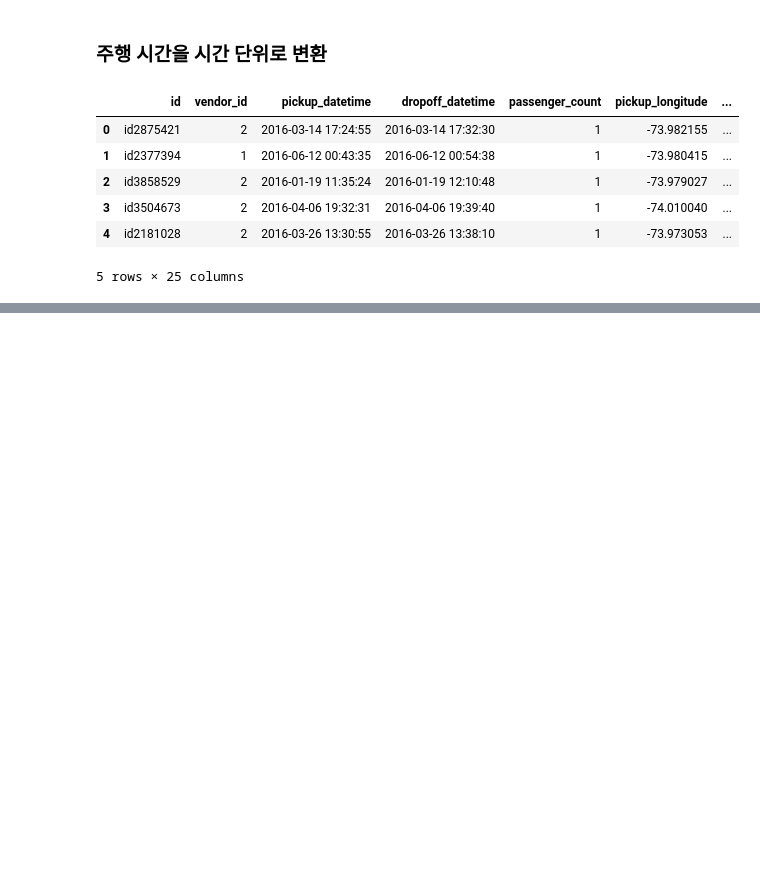
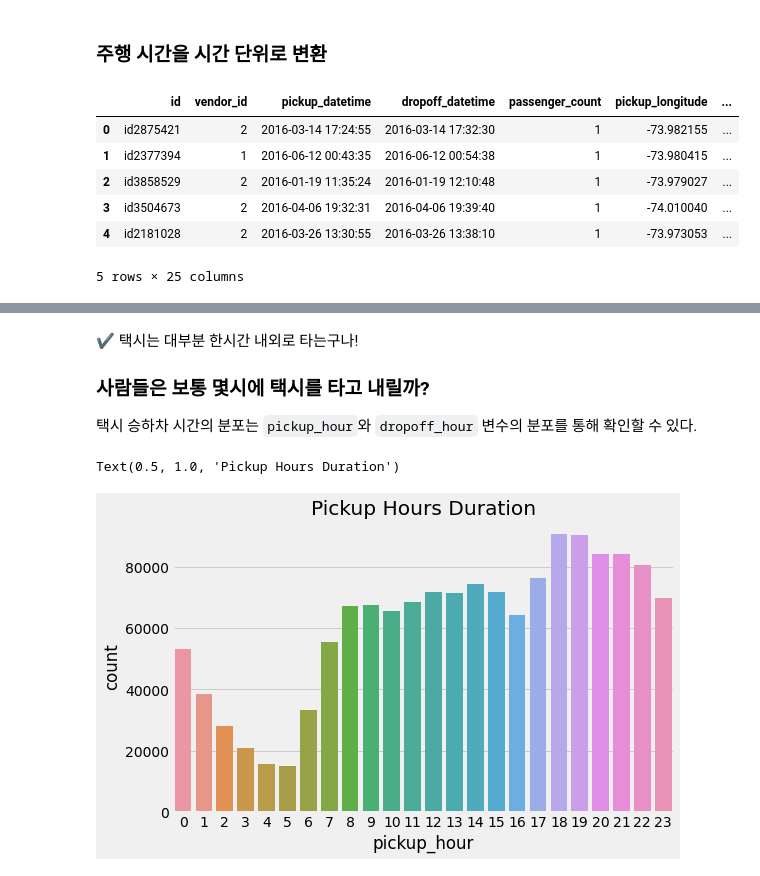
Before and after one commit to Deep-dive-into-Kaggle-and-ML/Kaggle, a Jupyter notebook: week02/Eunhee/Exploratory-analysis.ipynb, the cells around one changed output, grey strips where cells are left out. Drawn from its saved outputs; the diff is of its cells as text; code cells hidden in the pictures; blank space fills up the shorter version.

```diff
--- a/week02/Eunhee/Exploratory-analysis.ipynb
+++ b/week02/Eunhee/Exploratory-analysis.ipynb
@@ -179,0 +250,11 @@ train.head()
+# %% [markdown]
+✔ 택시는 대부분 한시간 내외로 타는구나!
+
+### 사람들은 보통 몇시에 택시를 타고 내릴까?
+택시 승하차 시간의 분포는 `pickup_hour`와 `dropoff_hour` 변수의 분포를 통해 확인할 수 있다.
+# %%
+plt.figure(figsize=(8,5))
+sns.countplot(x=train['pickup_hour']).set_title("Pickup Hours Duration")
+# %% [output]
+Text(0.5, 1.0, 'Pickup Hours Duration')
+[figure, added]
```
Also changed, not shown: parts of 52 cells of this notebook.
